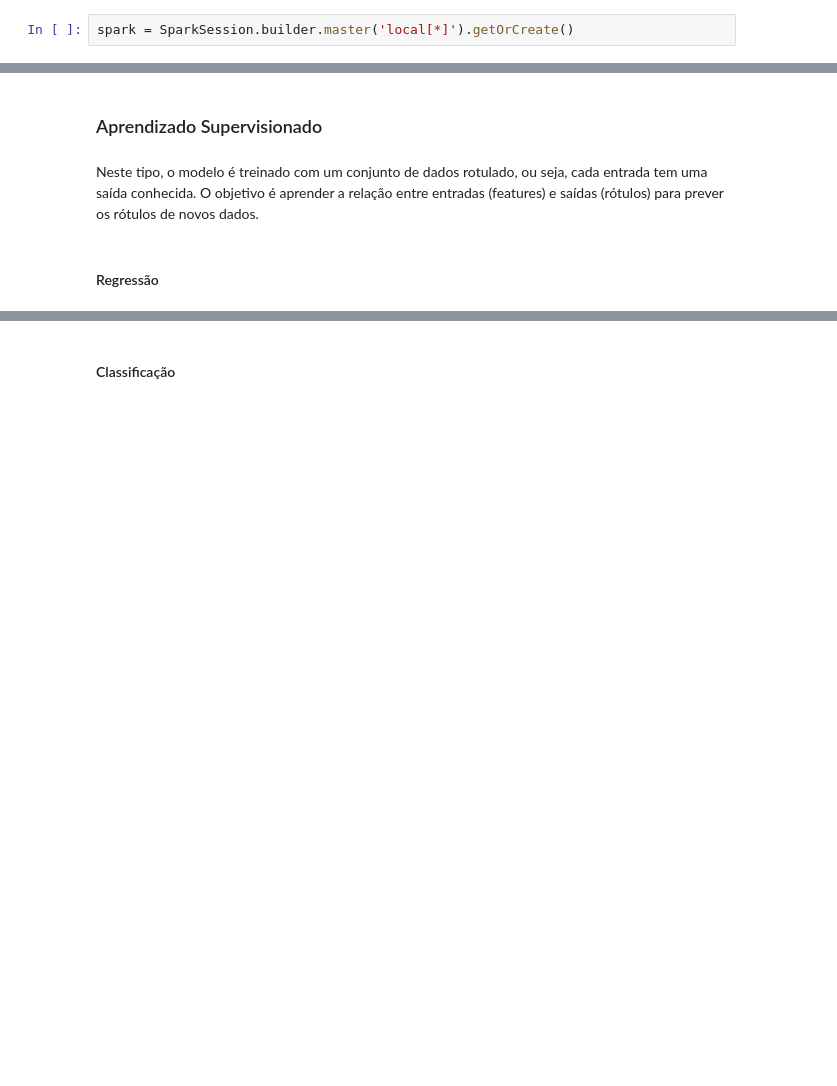
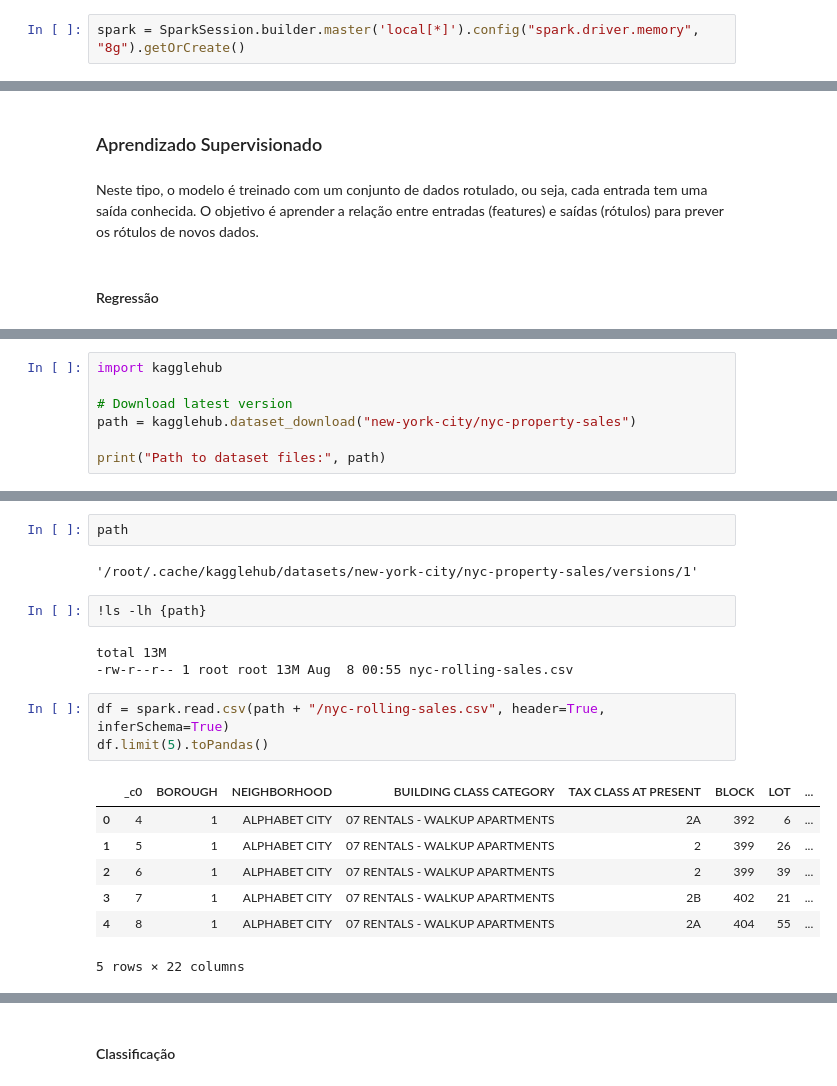
Before and after one commit to gesielrios/soudevcon-pyspark-ml, a Jupyter notebook: notebooks/dia-2/01-ml-foundation.ipynb, the cells around one changed output, grey strips where cells are left out. Drawn from its saved outputs; the diff is of its cells as text; blank space fills up the shorter version.

```diff
--- a/notebooks/dia-2/01-ml-foundation.ipynb
+++ b/notebooks/dia-2/01-ml-foundation.ipynb
@@ -93,7 +89,7 @@ from pyspark.sql import SparkSession
 from pyspark.sql import functions as F
 from pyspark.sql.types import StructType, StructField, StringType, IntegerType, FloatType
 # %%
-spark = SparkSession.builder.master('local[*]').getOrCreate()
+spark = SparkSession.builder.master('local[*]').config("spark.driver.memory", "8g").getOrCreate()
 # %%
 data = [
     ('Joh Doe', '', 'Smith', 'M', 3000),
@@ -134,0 +136,7 @@ Neste tipo, o modelo é treinado com um conjunto de dados rotulado, ou seja, cad
+# %%
+import kagglehub
+
+# Download latest version
+path = kagglehub.dataset_download("new-york-city/nyc-property-sales")
+
+print("Path to dataset files:", path)
@@ -134,0 +147,20 @@ Neste tipo, o modelo é treinado com um conjunto de dados rotulado, ou seja, cad
+# %%
+path
+# %% [output]
+'/root/.cache/kagglehub/datasets/new-york-city/nyc-property-sales/versions/1'
+# %%
+!ls -lh {path}
+# %% [output]
+total 13M
+-rw-r--r-- 1 root root 13M Aug  8 00:55 nyc-rolling-sales.csv
+# %%
+df = spark.read.csv(path + "/nyc-rolling-sales.csv", header=True, inferSchema=True)
+df.limit(5).toPandas()
+# %% [output]
+|  | _c0 | BOROUGH | NEIGHBORHOOD | BUILDING CLASS CATEGORY | TAX CLASS AT PRESENT | BLOCK | LOT | ... |
+| 0 | 4 | 1 | ALPHABET CITY | 07 RENTALS - WALKUP APARTMENTS | 2A | 392 | 6 | ... |
+| 1 | 5 | 1 | ALPHABET CITY | 07 RENTALS - WALKUP APARTMENTS | 2 | 399 | 26 | ... |
+| 2 | 6 | 1 | ALPHABET CITY | 07 RENTALS - WALKUP APARTMENTS | 2 | 399 | 39 | ... |
+| 3 | 7 | 1 | ALPHABET CITY | 07 RENTALS - WALKUP APARTMENTS | 2B | 402 | 21 | ... |
+| 4 | 8 | 1 | ALPHABET CITY | 07 RENTALS - WALKUP APARTMENTS | 2A | 404 | 55 | ... |
+5 rows × 22 columns
```
Also changed, not shown: parts of 32 cells of this notebook.
